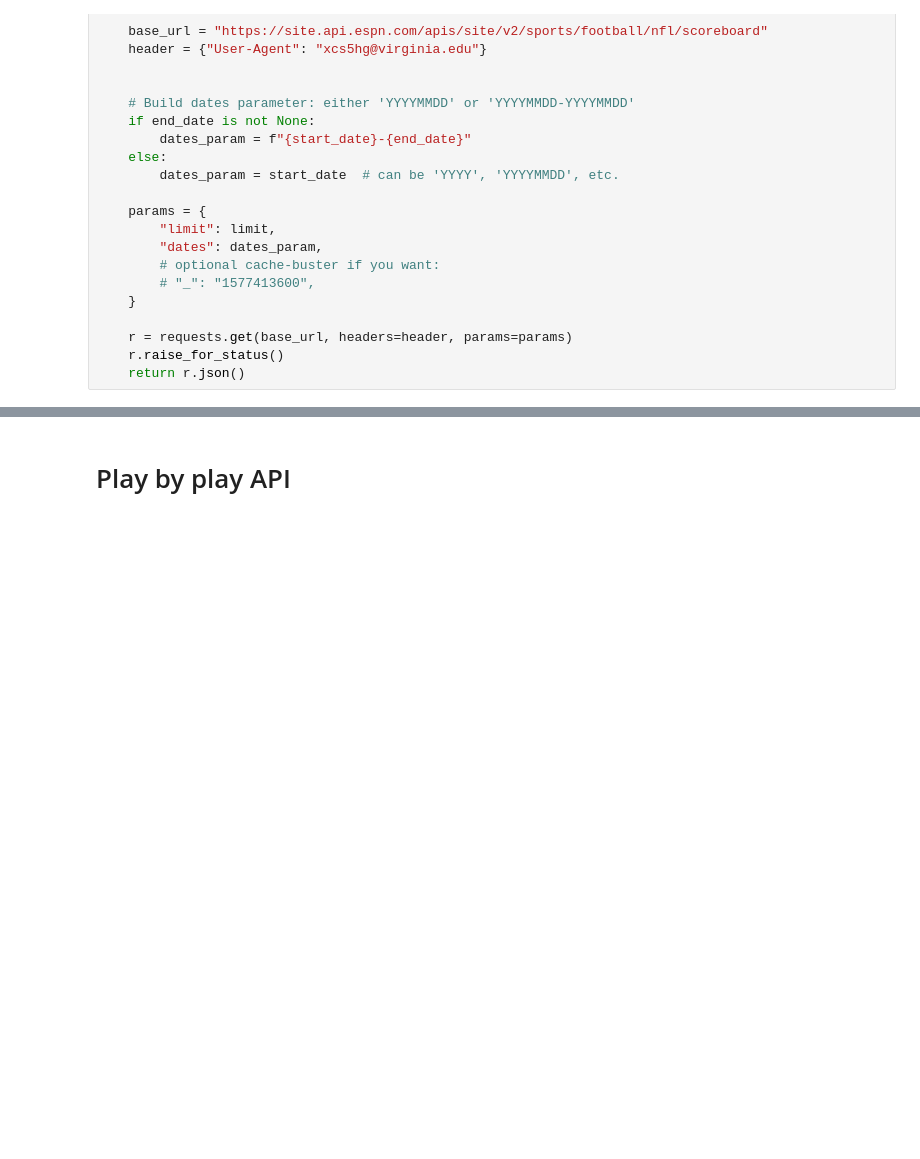
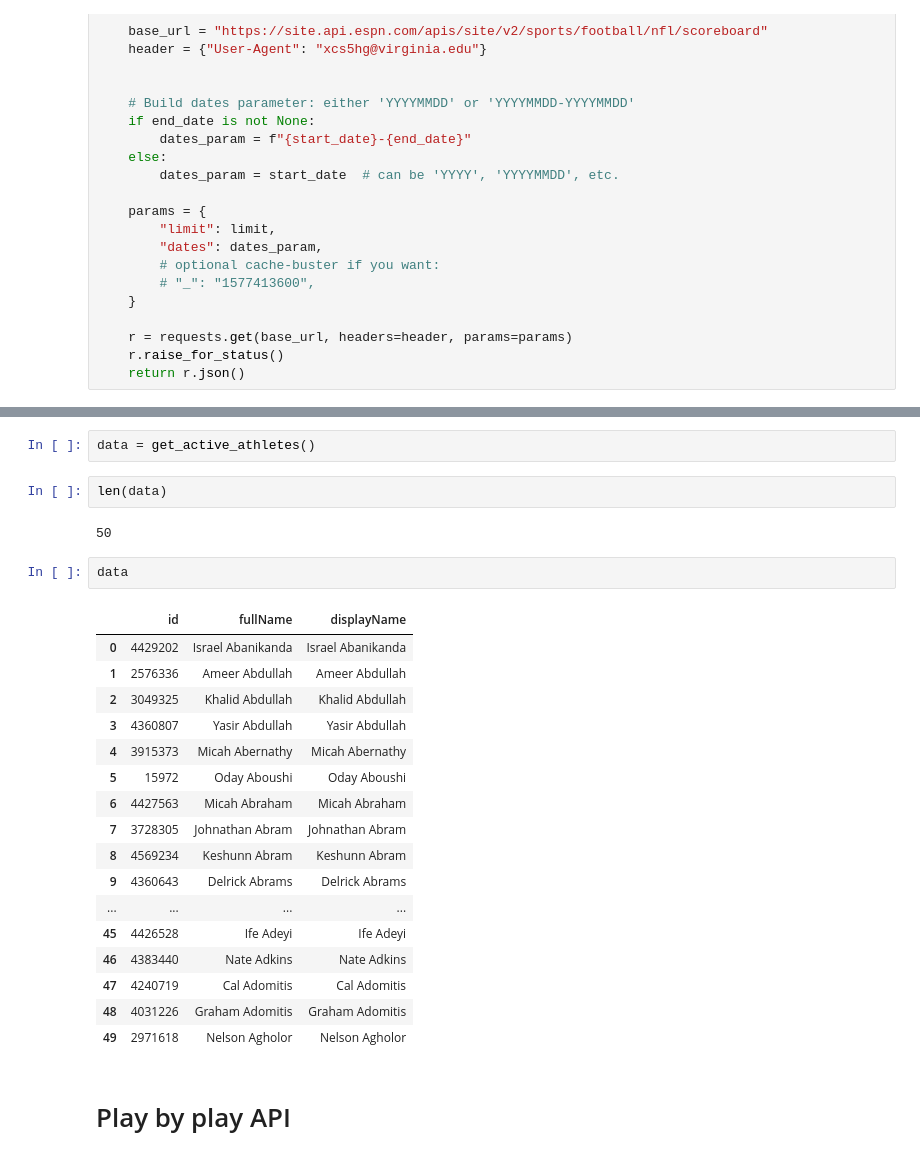
Before and after one commit to Lcocks/SportsBetting_NN, a Jupyter notebook: apicodes.ipynb, the cells around one changed output, grey strips where cells are left out. Cells and saved outputs as stored; diff of their text form; blank space fills up the shorter version.

```diff
--- a/apicodes.ipynb
+++ b/apicodes.ipynb
@@ -155,3 +246,29 @@ def get_scoreboard(start_date: str, end_date: str | None = None, limit: int = 10
+# %%
+data = get_active_athletes()
+# %%
+len(data)
+# %% [output]
+50
+# %%
+data
+# %% [output]
+|  | id | fullName | displayName |
+| 0 | 4429202 | Israel Abanikanda | Israel Abanikanda |
+| 1 | 2576336 | Ameer Abdullah | Ameer Abdullah |
+| 2 | 3049325 | Khalid Abdullah | Khalid Abdullah |
+| 3 | 4360807 | Yasir Abdullah | Yasir Abdullah |
+| 4 | 3915373 | Micah Abernathy | Micah Abernathy |
+| 5 | 15972 | Oday Aboushi | Oday Aboushi |
+| 6 | 4427563 | Micah Abraham | Micah Abraham |
+| 7 | 3728305 | Johnathan Abram | Johnathan Abram |
+| 8 | 4569234 | Keshunn Abram | Keshunn Abram |
+| 9 | 4360643 | Delrick Abrams | Delrick Abrams |
+| ... | ... | ... | ... |
+| 45 | 4426528 | Ife Adeyi | Ife Adeyi |
+| 46 | 4383440 | Nate Adkins | Nate Adkins |
+| 47 | 4240719 | Cal Adomitis | Cal Adomitis |
+| 48 | 4031226 | Graham Adomitis | Graham Adomitis |
+| 49 | 2971618 | Nelson Agholor | Nelson Agholor |
 # %% [markdown]
 # Play by play API
 # %%
```
Also changed, not shown: parts of 9 cells of this notebook.
